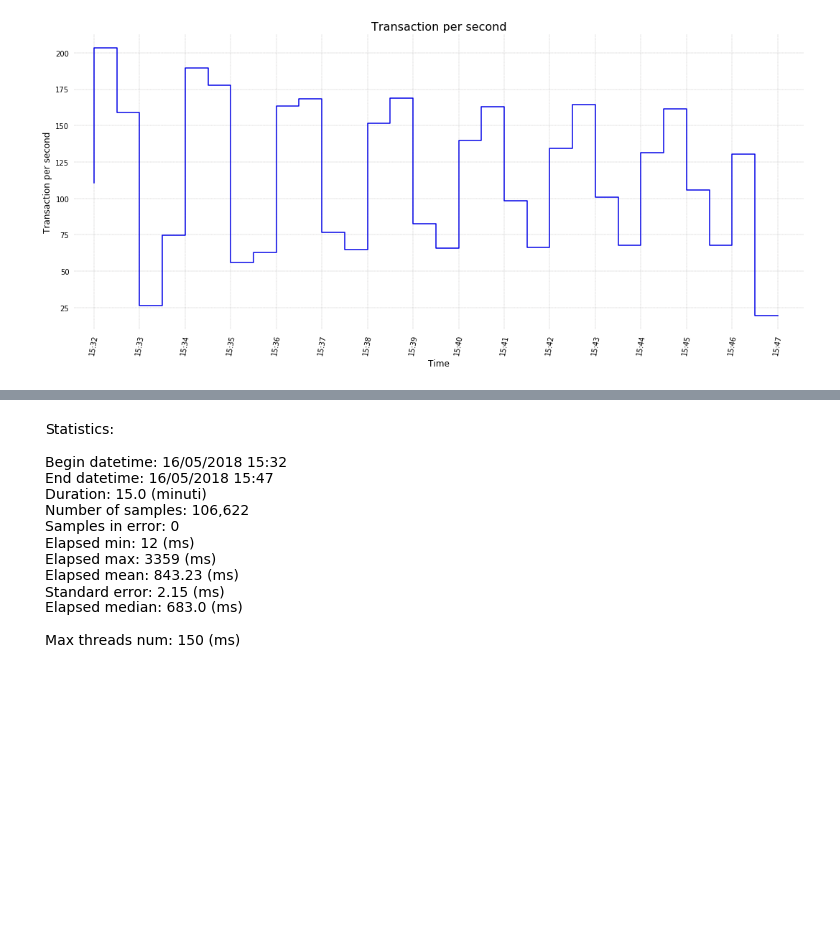
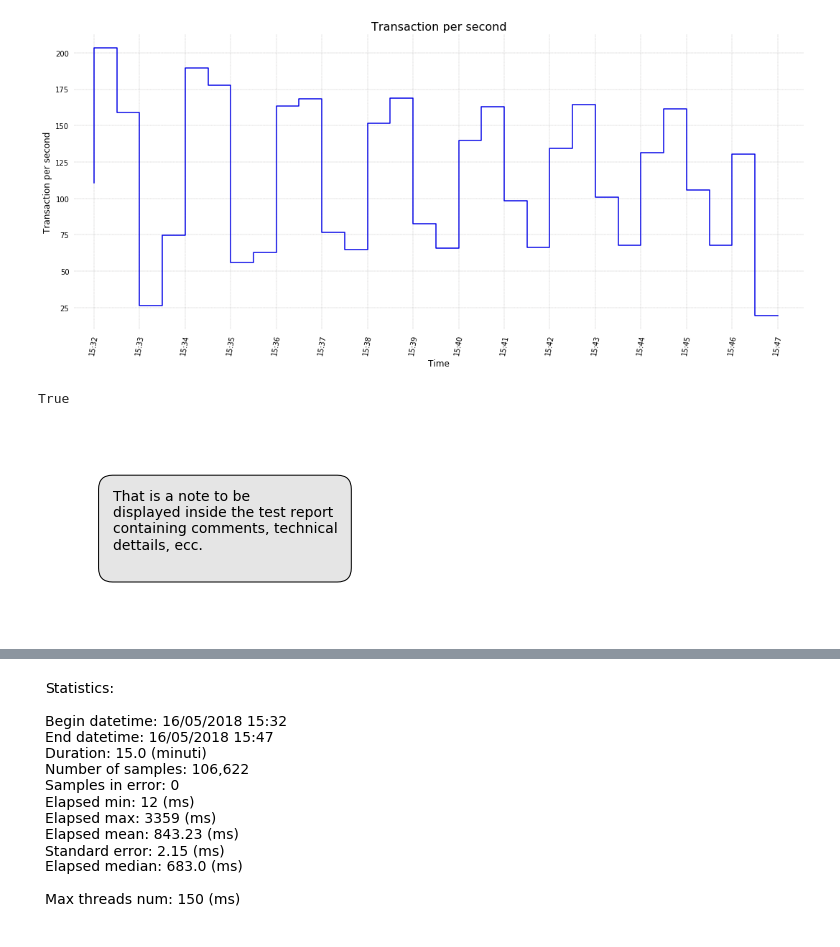
Before and after one commit to p-giovanni/JMeter_report, a Jupyter notebook: notebook/JMeter_Report.ipynb, the cells around one changed output, grey strips where cells are left out. Drawn from its saved outputs; the diff is of its cells as text; code cells hidden in the pictures; blank space fills up the shorter version.

```diff
--- a/notebook/JMeter_Report.ipynb
+++ b/notebook/JMeter_Report.ipynb
@@ -676,6 +698,19 @@ def picture_title_text(title):
         rv = True
 
     return (rv, txt)
+# %%
+
+fig = plt.figure(figsize=(5, 3))
+gs = fig.add_gridspec(1, 1)
+fig.set_tight_layout(True)
+
+ax = []
+ax.append(fig.add_subplot(gs[0, 0]))
+
+text_box(ax[0], note, colors=["#e5e5e5", "#000000", "#000000"], x=0.2, y=0.5)
+# %% [output]
+True
+[figure, added]
 # %%
 
 fig = plt.figure(figsize=(10, 0.9))
```
Also changed, not shown: parts of 6 cells of this notebook, 2 other files.
